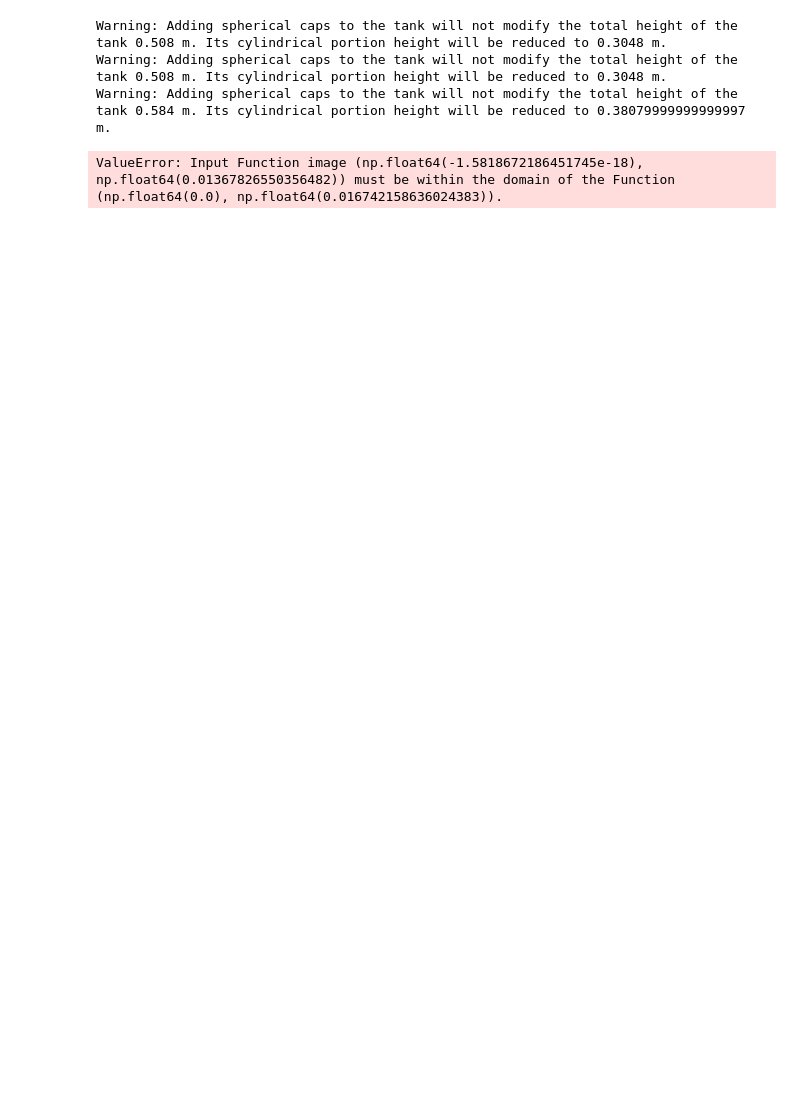
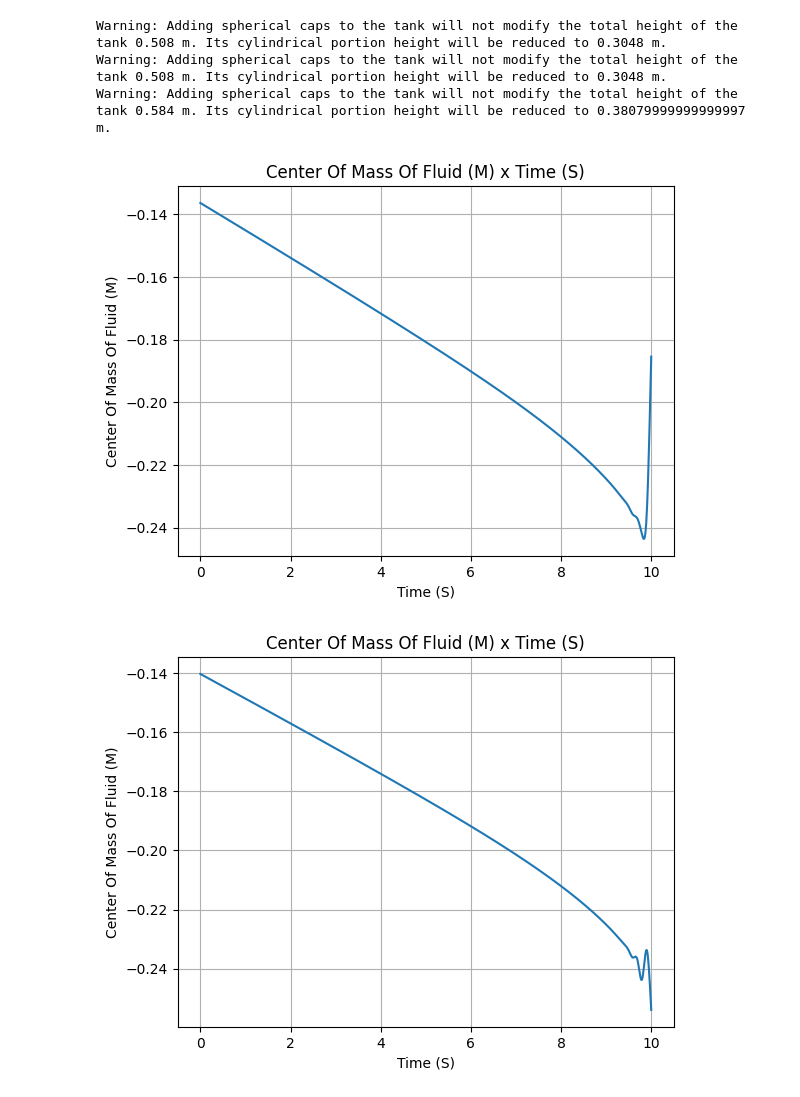
Before and after one commit to UC-Davis-APRL/Vehicle, a Jupyter notebook: 2025 Fullscale/Fullscale_S.ipynb, the cells around one changed output. Drawn from its saved outputs; the diff is of its cells as text; code cells hidden in the pictures; blank space fills up the shorter version.

```diff
--- a/2025 Fullscale/Fullscale_S.ipynb
+++ b/2025 Fullscale/Fullscale_S.ipynb
@@ -52,7 +52,7 @@ oxidizer_tank = MassFlowRateBasedTank(
     initial_liquid_mass= 6.082376233039845,
     initial_gas_mass=0, #not real, just makes life easier
     liquid_mass_flow_rate_in=0,
-    liquid_mass_flow_rate_out=0.6082376233039845,
+    liquid_mass_flow_rate_out=0.6082376233039845 * 0.999,
     gas_mass_flow_rate_in=0,
     gas_mass_flow_rate_out=0,
     liquid=oxidizer_liq,
@@ -65,34 +65,35 @@ fuel_tank = MassFlowRateBasedTank(
     flux_time=10,
     initial_liquid_mass= 4.344554453005255,
     initial_gas_mass=0, #not real, just makes life easier (altho maybe more real than 0 GOX)
     liquid_mass_flow_rate_in=0,
-    liquid_mass_flow_rate_out=0.4344554453005255,
+    liquid_mass_flow_rate_out=0.4344554453005255 * 0.999,
     gas_mass_flow_rate_in=0,
     gas_mass_flow_rate_out=0,
     liquid=fuel_liq,
     gas=fuel_gas,
 )
 
 pressurant_tank = MassFlowRateBasedTank(
     name="Pressurant Tank",
     geometry=n2_shape,
     flux_time=10,
     initial_liquid_mass=0,
     initial_gas_mass=.48, #6.640451661 is bs number from bs OR tank volume and PV = nRT at ~4500 psi and room temp but i can't use it because its overfilling the tank or some shit idk
     liquid_mass_flow_rate_in=0,
     liquid_mass_flow_rate_out=0,
     gas_mass_flow_rate_in=0,
-    gas_mass_flow_rate_out= (.48/10),
+    gas_mass_flow_rate_out= (.48/10)*0.999,
     gas=pressurant,
     liquid=pressurant,
 )
 
 # Evolution of the Tank center of mass position
 oxidizer_tank.center_of_mass.plot()
 fuel_tank.center_of_mass.plot()
 # %% [output]
 Warning: Adding spherical caps to the tank will not modify the total height of the tank 0.508 m. Its cylindrical portion height will be reduced to 0.3048 m.
 Warning: Adding spherical caps to the tank will not modify the total height of the tank 0.508 m. Its cylindrical portion height will be reduced to 0.3048 m.
 Warning: Adding spherical caps to the tank will not modify the total height of the tank 0.584 m. Its cylindrical portion height will be reduced to 0.38079999999999997 m.
-ValueError: Input Function image (np.float64(-1.5818672186451745e-18), np.float64(0.01367826550356482)) must be within the domain of the Function (np.float64(0.0), np.float64(0.016742158636024383)).
+[figure, added]
+[figure, added]
 # %%
```
Also changed, not shown: parts of 4 cells of this notebook, 8 other files.
